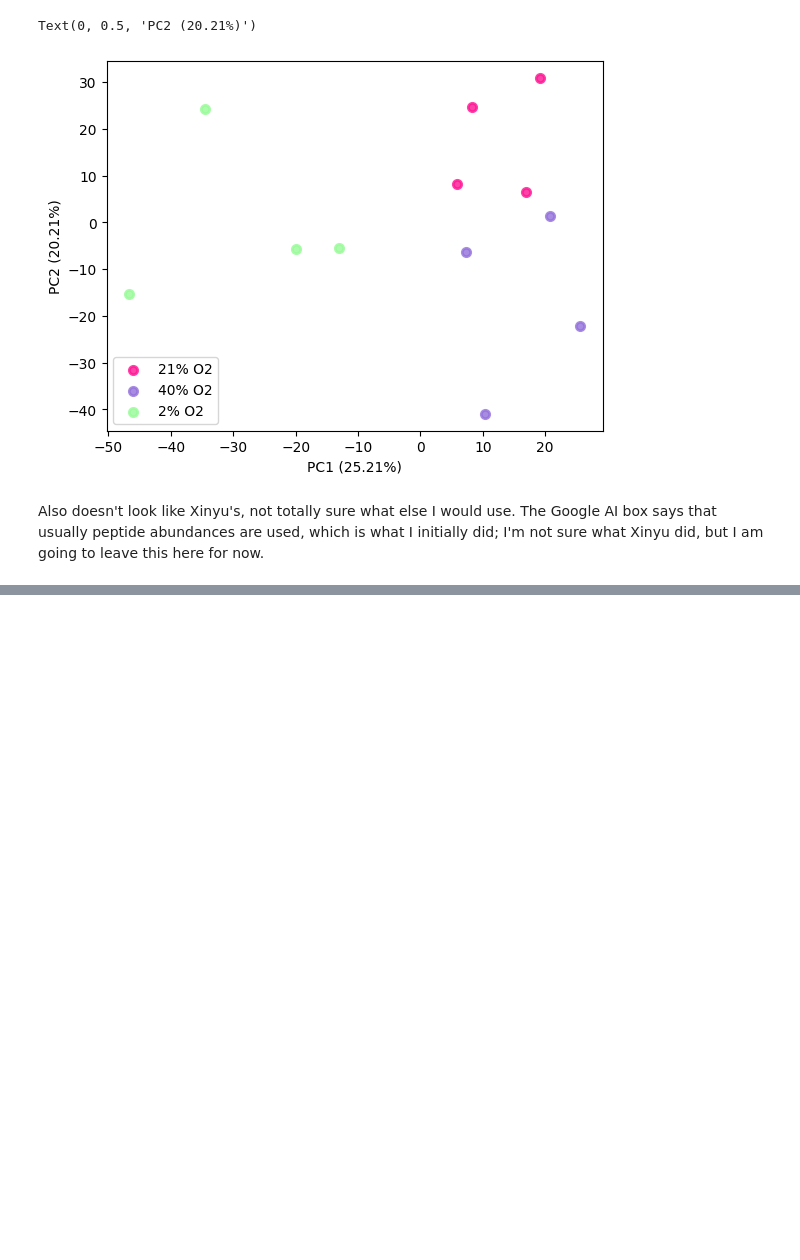
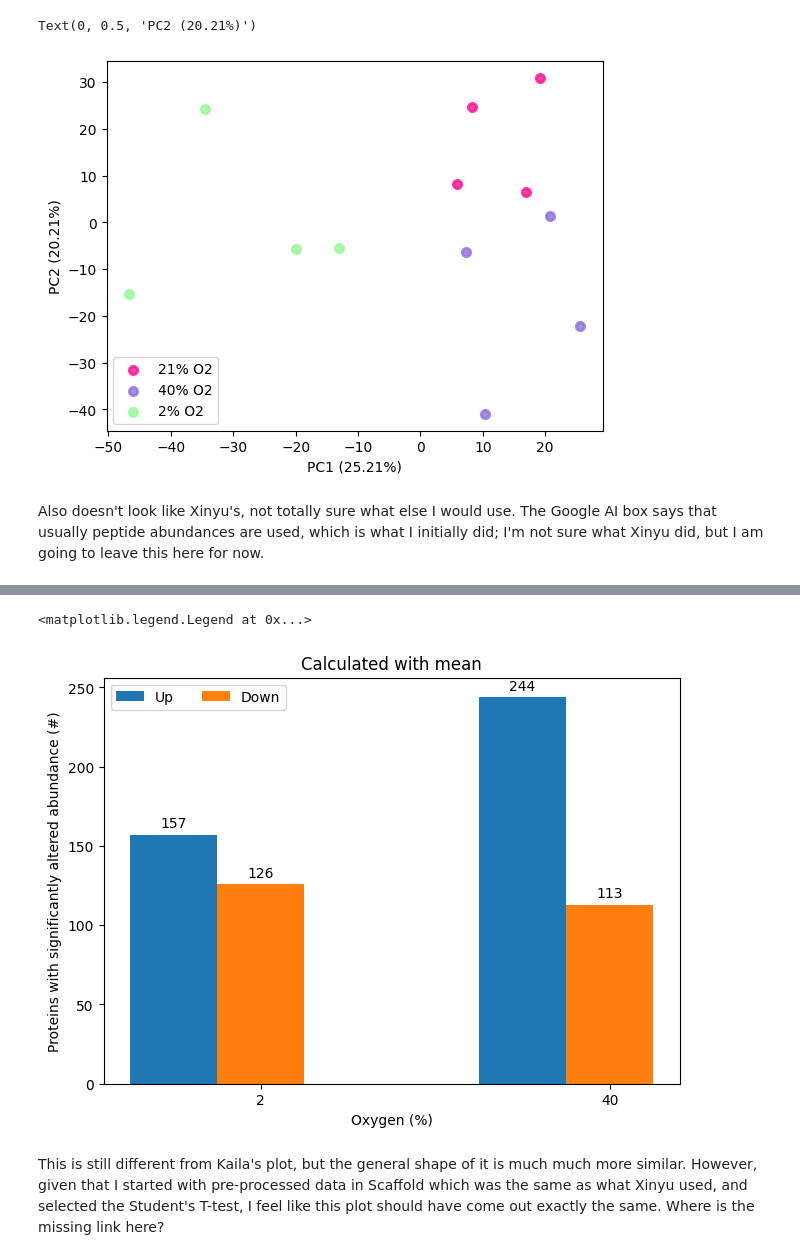
Before and after one commit to serenalotreck/photorespiration-omics, a Jupyter notebook: notebooks/protein_differential_expression_exploration.ipynb, the cells around one changed output, grey strips where cells are left out. Saved outputs shown, nothing was run; the diff lists cells and outputs as text; code cells hidden in the pictures; blank space fills up the shorter version.

```diff
--- a/notebooks/protein_differential_expression_exploration.ipynb
+++ b/notebooks/protein_differential_expression_exploration.ipynb
@@ -256,0 +336,12 @@ Also doesn't look like Xinyu's, not totally sure what else I would use. The Goog
+# %%
+def clean_columns(df, col_names):
+    """
+    Replaces nonstandard strings with np.nan in a subset of columns and casts columns to float.
+    """
+    a = (df[col_names].fillna(1).apply(lambda x: pd.to_numeric(x, errors='coerce')))
+    row_idxs, col_idxs = np.where(pd.isnull(a))
+    nan_strings = [df[col_names].iloc[i, j] for i, j in zip(row_idxs, col_idxs)]
+    print(f'Replacing {set(nan_strings)} with np.nan')
+    df = df.replace(nan_strings, np.nan, regex=True)
+    df[col_names] = df[col_names].astype('float64')
+    return df
@@ -256,0 +354,33 @@ Also doesn't look like Xinyu's, not totally sure what else I would use. The Goog
+# %%
+two_mean_up = two_mean[(two_mean[two_mean_pval_col_name] < two_mean_pval_cutoff) & ((two_mean[['2A', '2B', '2C', '2D']] > 0).all(axis=1))]
+two_mean_down = two_mean[(two_mean[two_mean_pval_col_name] < two_mean_pval_cutoff) & ((two_mean[['2A', '2B', '2C', '2D']] < 0).all(axis=1))]
+forty_mean_up = forty_mean[(forty_mean[forty_mean_pval_col_name] < forty_mean_pval_cutoff) & ((forty_mean[['40A', '40B', '40C', '40D']] > 0).all(axis=1))]
+forty_mean_down = forty_mean[(forty_mean[forty_mean_pval_col_name] < forty_mean_pval_cutoff) & ((forty_mean[['40A', '40B', '40C', '40D']] < 0).all(axis=1))]
+# %%
+conditions = ('2', '40')
+values = {
+    'Up': (len(two_mean_up), len(forty_mean_up)),
+    'Down': (len(two_mean_down), len(forty_mean_down))
+}
+
+x = np.arange(len(conditions))  # the label locations
+width = 0.25  # the width of the bars
+multiplier = 0
+
+fig, ax = plt.subplots(layout='constrained')
+
+for attribute, measurement in values.items():
+    offset = width * multiplier
+    rects = ax.bar(x + offset, measurement, width, label=attribute)
+    ax.bar_label(rects, padding=3)
+    multiplier += 1
+ax.set_ylabel('Proteins with significantly altered abundance (#)')
+ax.set_xlabel('Oxygen (%)')
+ax.set_xticks(x + width, conditions)
+ax.set_title('Calculated with mean')
+ax.legend(loc='upper left', ncols=3)
+# %% [output]
+<matplotlib.legend.Legend at 0x...>
+[figure, added]
+# %% [markdown]
+This is still different from Kaila's plot, but the general shape of it is much much more similar. However, given that I started with pre-processed data in Scaffold which was the same as what Xinyu used, and selected the Student's T-test, I feel like this plot should have come out exactly the same. Where is the missing link here?
```
Also changed, not shown: parts of 27 cells of this notebook, 5 other files.
